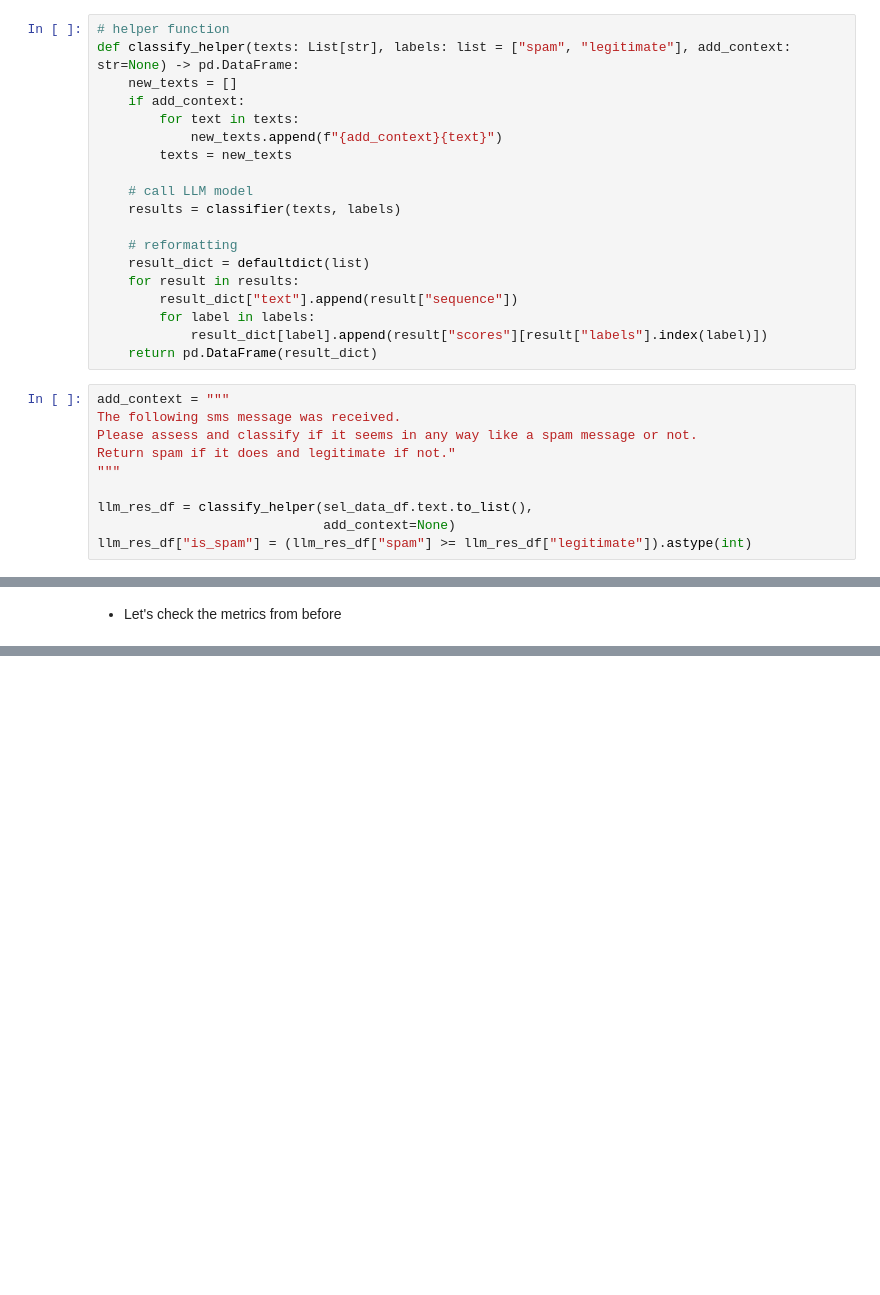
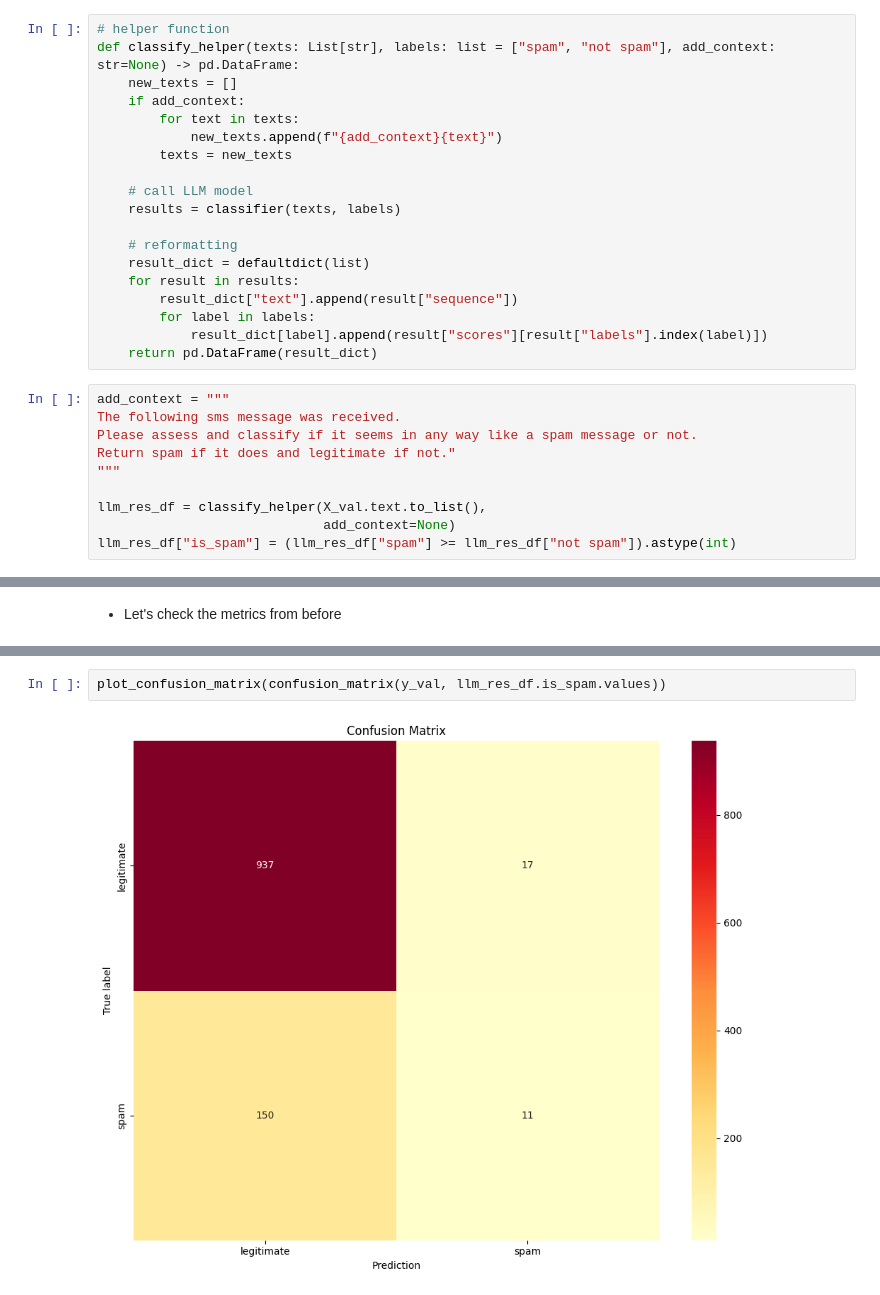
Before and after one commit to AkagiShigeru/sms_spam_classification, a Jupyter notebook: sms_classification/eda.ipynb, the cells around one changed output, grey strips where cells are left out. Drawn from its saved outputs; the diff is of its cells as text; blank space fills up the shorter version.

```diff
--- a/sms_classification/eda.ipynb
+++ b/sms_classification/eda.ipynb
@@ -370,7 +416,7 @@ classifier = pipeline(
 Device set to use cpu
 # %%
 # helper function
-def classify_helper(texts: List[str], labels: list = ["spam", "legitimate"], add_context: str=None) -> pd.DataFrame:
+def classify_helper(texts: List[str], labels: list = ["spam", "not spam"], add_context: str=None) -> pd.DataFrame:
     new_texts = []
     if add_context:
         for text in texts:
@@ -394,9 +440,9 @@ Please assess and classify if it seems in any way like a spam message or not.
 Return spam if it does and legitimate if not."
 """
 
-llm_res_df = classify_helper(sel_data_df.text.to_list(),
+llm_res_df = classify_helper(X_val.text.to_list(),
                              add_context=None)
-llm_res_df["is_spam"] = (llm_res_df["spam"] >= llm_res_df["legitimate"]).astype(int)
+llm_res_df["is_spam"] = (llm_res_df["spam"] >= llm_res_df["not spam"]).astype(int)
 # %%
 llm_res_df.head(20)
 # %% [output]
@@ -430,0 +488,4 @@ roc_auc 0.5095634246120592
+# %%
+plot_confusion_matrix(confusion_matrix(y_val, llm_res_df.is_spam.values))
+# %% [output]
+[figure, added]
```
Also changed, not shown: parts of 30 cells of this notebook, 2 other files.
